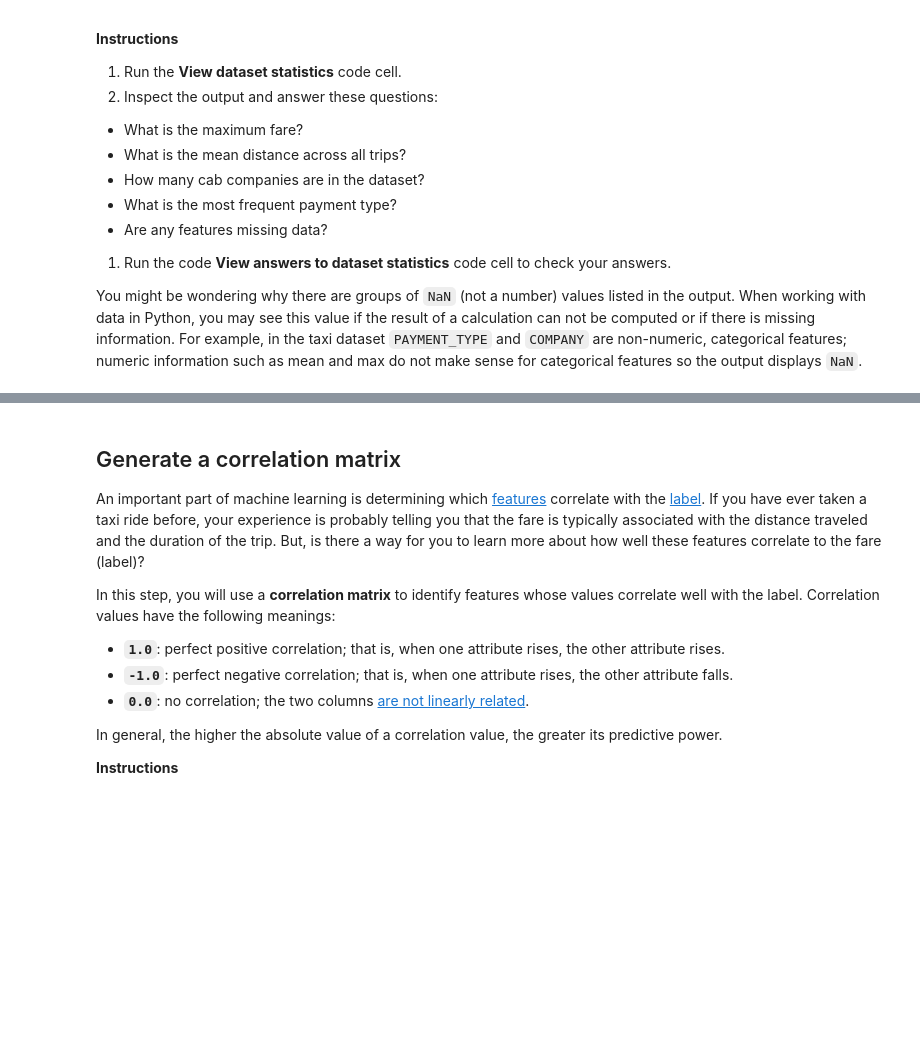
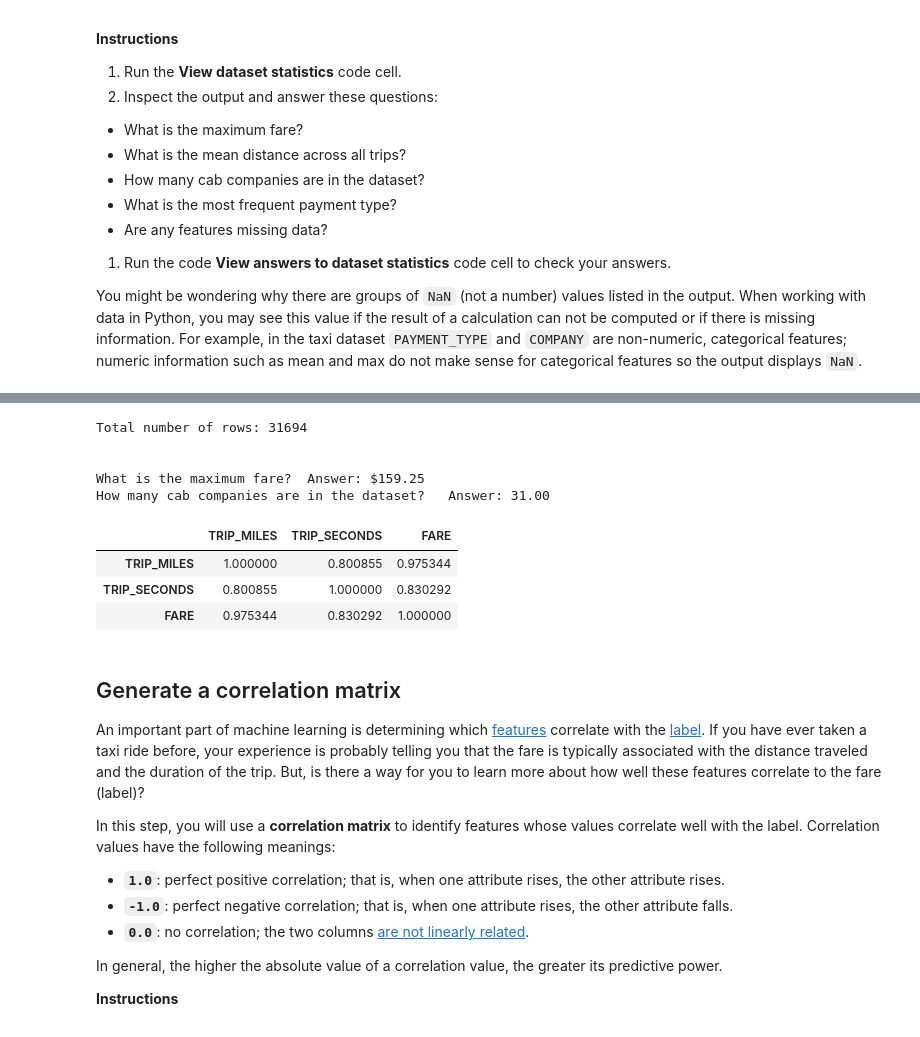
Before and after one commit to lincolin404/portfolio, a Jupyter notebook: ml/cc/exercises/linear_regression_taxi.ipynb, the cells around one changed output, grey strips where cells are left out. Cells and saved outputs as stored; diff of their text form; code cells hidden in the pictures; blank space fills up the shorter version.

```diff
--- a/ml/cc/exercises/linear_regression_taxi.ipynb
+++ b/ml/cc/exercises/linear_regression_taxi.ipynb
@@ -169,3 +164,45 @@ print("Are any features missing data? 				Answer:", "No" if missing_values == 0
+# %%
+import numpy as np
+import pandas as pd
+import keras
+import ml_edu.experiment
+import ml_edu.results
+import plotly.express as px
+
+chicago_taxi_dataset = pd.read_csv("https://download.mlcc.google.com/mledu-datasets/chicago_taxi_train.csv")
+
+training_df = chicago_taxi_dataset.loc[:, ('TRIP_MILES', 'TRIP_SECONDS', 'FARE', 'COMPANY', 'PAYMENT_TYPE', 'TIP_RATE')]
+
+print('Total number of rows: {0}\n\n'.format(len(training_df.index)))
+training_df.head(200)
+
+training_df.describe(include='all')
+
+answer = '''
+What is the maximum fare? 				              Answer: $159.25
+What is the mean distance across all trips? 		Answer: 8.2895 miles
+How many cab companies are in the dataset? 		  Answer: 31
+What is the most frequent payment type? 		    Answer: Credit Card
+Are any features missing data? 				          Answer: No
+'''
+
+max_fare = training_df['FARE'].max()
+print(f"What is the maximum fare?  Answer: ${max_fare:.2f}")
+num_unique_companies = training_df['COMPANY'].nunique()
+print(f"How many cab companies are in the dataset?   Answer: {num_unique_companies:.2f}")
+
+#correlation matrix
+training_df.corr(numeric_only= True)
+# %% [output]
+Total number of rows: 31694
+
+
+What is the maximum fare?  Answer: $159.25
+How many cab companies are in the dataset?   Answer: 31.00
+|  | TRIP_MILES | TRIP_SECONDS | FARE |
+| TRIP_MILES | 1.000000 | 0.800855 | 0.975344 |
+| TRIP_SECONDS | 0.800855 | 1.000000 | 0.830292 |
+| FARE | 0.975344 | 0.830292 | 1.000000 |
 # %% [markdown]
 ## Generate a correlation matrix
 
```
Also changed, not shown: parts of 2 cells of this notebook.
